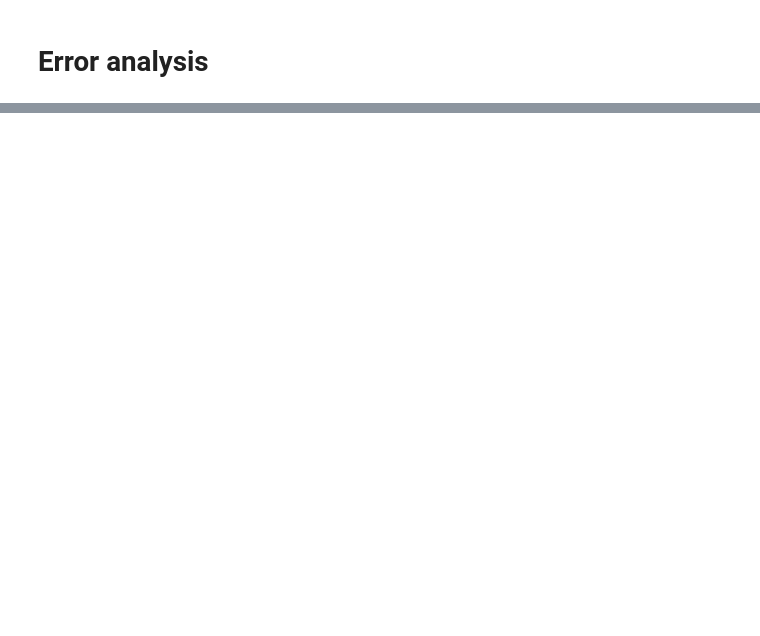
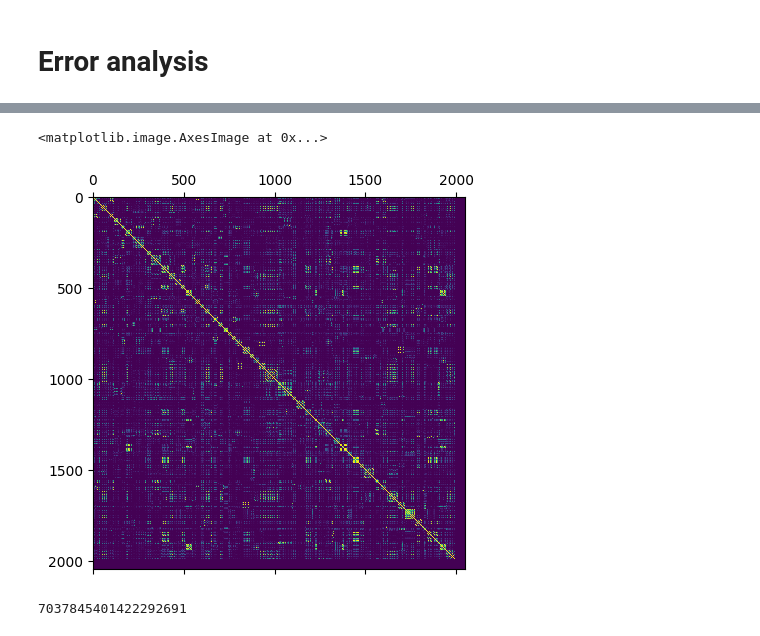
Before and after one commit to tornikeo/cosine-similarity, a Jupyter notebook: error_analysis.ipynb, the cells around one changed output, grey strips where cells are left out. Cells and saved outputs as stored; diff of their text form; code cells hidden in the pictures; blank space fills up the shorter version.

```diff
--- a/error_analysis.ipynb
+++ b/error_analysis.ipynb
@@ -285,0 +277,10 @@ cl.mean()
+# %%
+import matplotlib.pyplot as plt
+plt.matshow(s[...,0])
+# %% [output]
+<matplotlib.image.AxesImage at 0x...>
+[figure, added]
+# %%
+experiment_hash
+# %% [output]
+7037845401422292691
```
Also changed, not shown: parts of 16 cells of this notebook, 2 other files.
